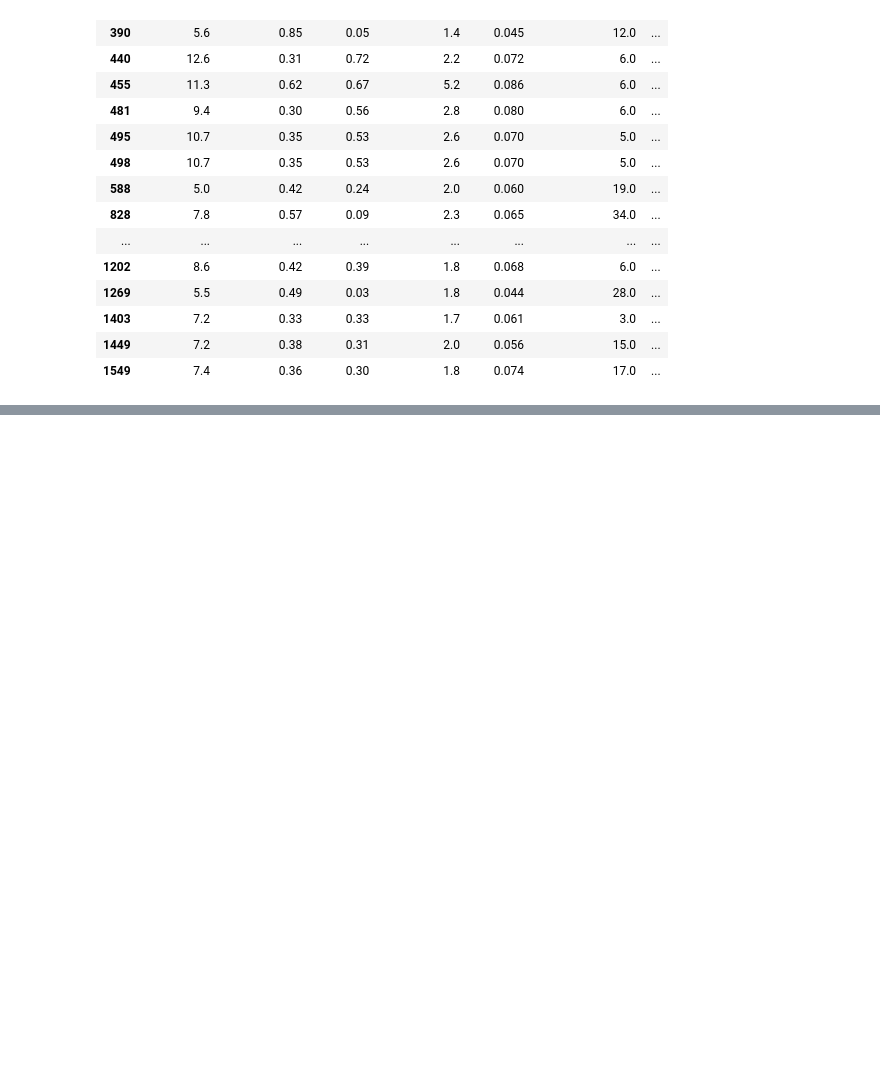
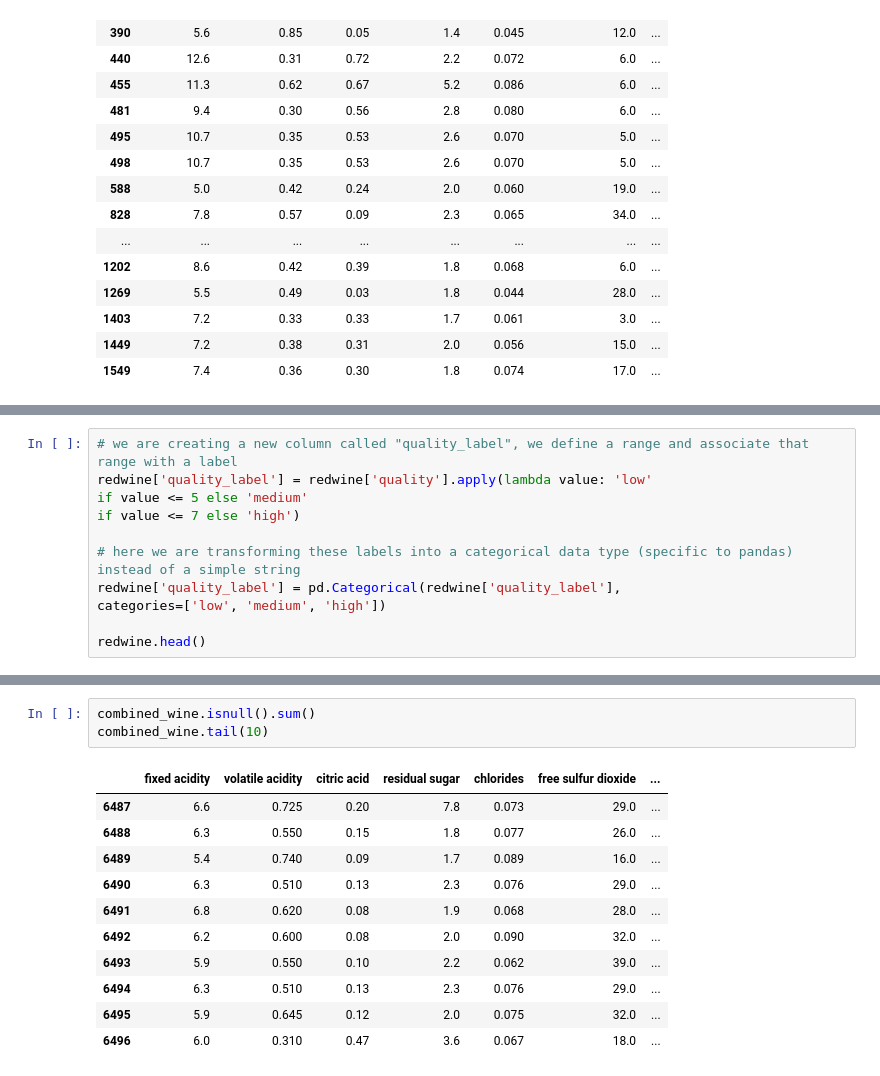
Before and after one commit to rakeshtparayil/BlueBerry-Winery, a Jupyter notebook: blueBerry_winery.ipynb, the cells around one changed output, grey strips where cells are left out. Cells and saved outputs as stored; diff of their text form; blank space fills up the shorter version.

```diff
--- a/blueBerry_winery.ipynb
+++ b/blueBerry_winery.ipynb
@@ -69,0 +85,11 @@ redwine.loc[redwine['quality'] == 8]
+# %%
+# we are creating a new column called "quality_label", we define a range and associate that range with a label
+redwine['quality_label'] = redwine['quality'].apply(lambda value: 'low'
+if value <= 5 else 'medium'
+if value <= 7 else 'high')
+
+# here we are transforming these labels into a categorical data type (specific to pandas) instead of a simple string
+redwine['quality_label'] = pd.Categorical(redwine['quality_label'],
+categories=['low', 'medium', 'high'])
+
+redwine.head()
@@ -69,0 +187,15 @@ redwine.loc[redwine['quality'] == 8]
+# %%
+combined_wine.isnull().sum()
+combined_wine.tail(10)
+# %% [output]
+|  | fixed acidity | volatile acidity | citric acid | residual sugar | chlorides | free sulfur dioxide | ... |
+| 6487 | 6.6 | 0.725 | 0.20 | 7.8 | 0.073 | 29.0 | ... |
+| 6488 | 6.3 | 0.550 | 0.15 | 1.8 | 0.077 | 26.0 | ... |
+| 6489 | 5.4 | 0.740 | 0.09 | 1.7 | 0.089 | 16.0 | ... |
+| 6490 | 6.3 | 0.510 | 0.13 | 2.3 | 0.076 | 29.0 | ... |
+| 6491 | 6.8 | 0.620 | 0.08 | 1.9 | 0.068 | 28.0 | ... |
+| 6492 | 6.2 | 0.600 | 0.08 | 2.0 | 0.090 | 32.0 | ... |
+| 6493 | 5.9 | 0.550 | 0.10 | 2.2 | 0.062 | 39.0 | ... |
+| 6494 | 6.3 | 0.510 | 0.13 | 2.3 | 0.076 | 29.0 | ... |
+| 6495 | 5.9 | 0.645 | 0.12 | 2.0 | 0.075 | 32.0 | ... |
+| 6496 | 6.0 | 0.310 | 0.47 | 3.6 | 0.067 | 18.0 | ... |
```
Also changed, not shown: parts of 10 cells of this notebook, 1 other file.
